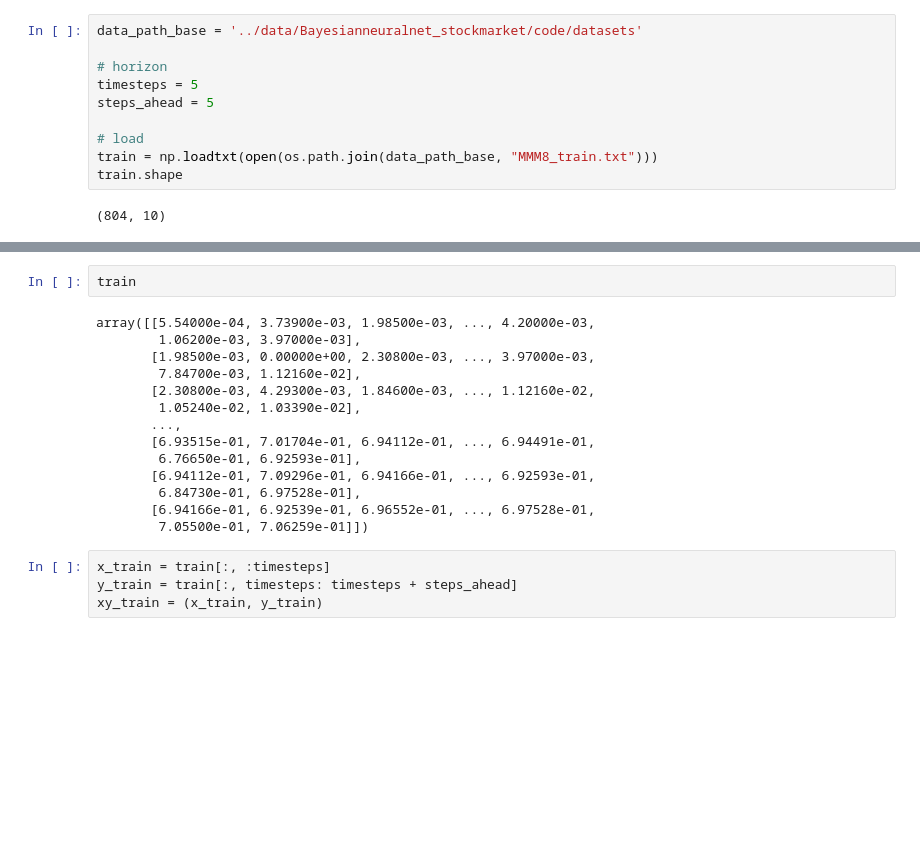
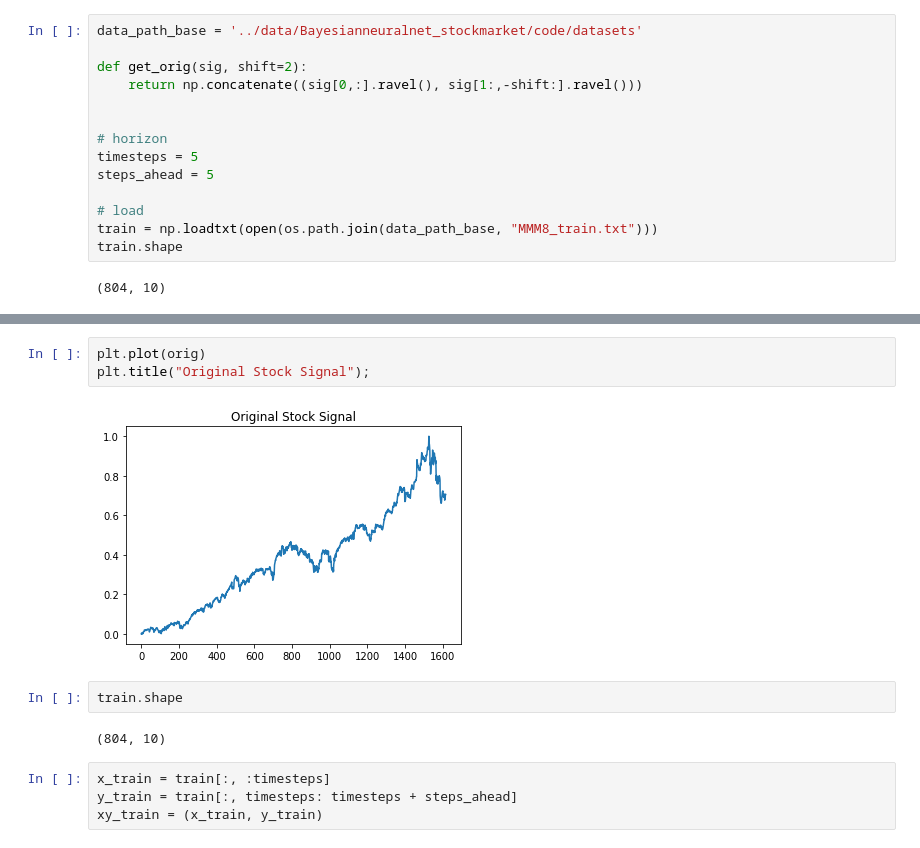
Before and after one commit to stevengogogo/ECEN649_FinalProject, a Jupyter notebook: script/EXP_fit_time_window.ipynb, the cells around one changed output, grey strips where cells are left out. Drawn from its saved outputs; the diff is of its cells as text; blank space fills up the shorter version.

Commit message:
add func: tarining recover signal

```diff
--- a/script/EXP_fit_time_window.ipynb
+++ b/script/EXP_fit_time_window.ipynb
@@ -69,5 +52,9 @@ ValueError: not enough values to unpack (expected 2, got 1)
 # %%
 data_path_base = '../data/Bayesianneuralnet_stockmarket/code/datasets'
+
+def get_orig(sig, shift=2):
+    return np.concatenate((sig[0,:].ravel(), sig[1:,-shift:].ravel()))
+
 
 # horizon
 timesteps = 5
@@ -81,19 +104,12 @@ train.shape
+# %%
+plt.plot(orig)
+plt.title("Original Stock Signal");
+# %% [output]
+[figure, added]
 # %%
-train
+train.shape
 # %% [output]
-array([[5.54000e-04, 3.73900e-03, 1.98500e-03, ..., 4.20000e-03,
-        1.06200e-03, 3.97000e-03],
-       [1.98500e-03, 0.00000e+00, 2.30800e-03, ..., 3.97000e-03,
-        7.84700e-03, 1.12160e-02],
-       [2.30800e-03, 4.29300e-03, 1.84600e-03, ..., 1.12160e-02,
-        1.05240e-02, 1.03390e-02],
-       ...,
-       [6.93515e-01, 7.01704e-01, 6.94112e-01, ..., 6.94491e-01,
-        6.76650e-01, 6.92593e-01],
-       [6.94112e-01, 7.09296e-01, 6.94166e-01, ..., 6.92593e-01,
-        6.84730e-01, 6.97528e-01],
-       [6.94166e-01, 6.92539e-01, 6.96552e-01, ..., 6.97528e-01,
-        7.05500e-01, 7.06259e-01]])
+(804, 10)
 # %%
 x_train = train[:, :timesteps]
 y_train = train[:, timesteps: timesteps + steps_ahead]
```
Also changed, not shown: parts of 20 cells of this notebook, 2 other files.
